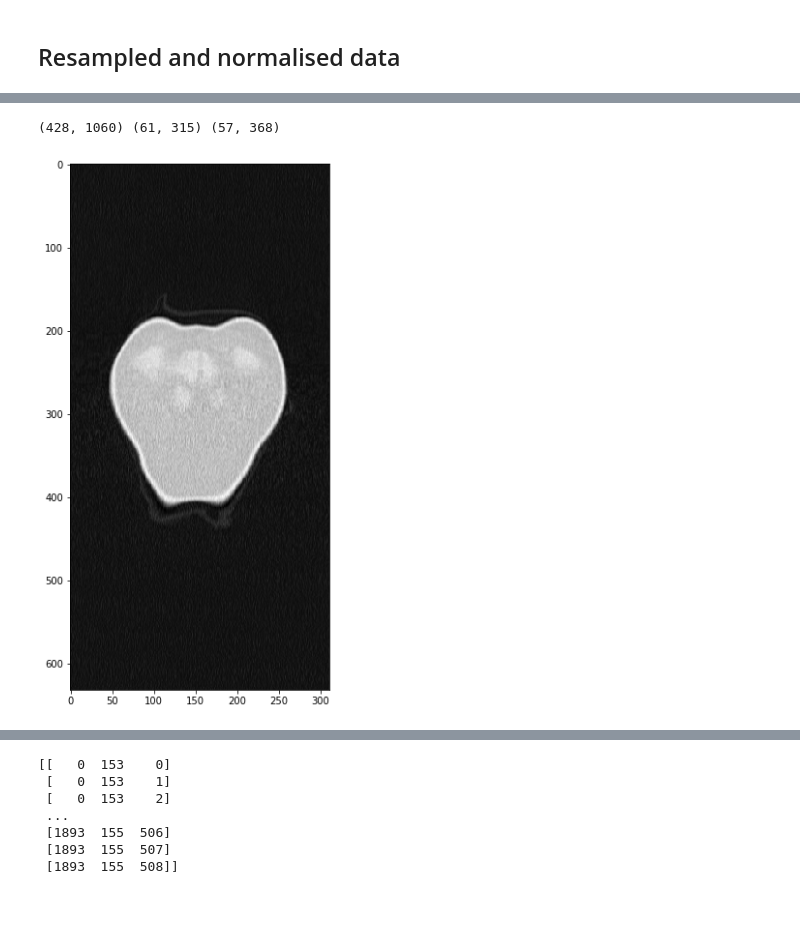
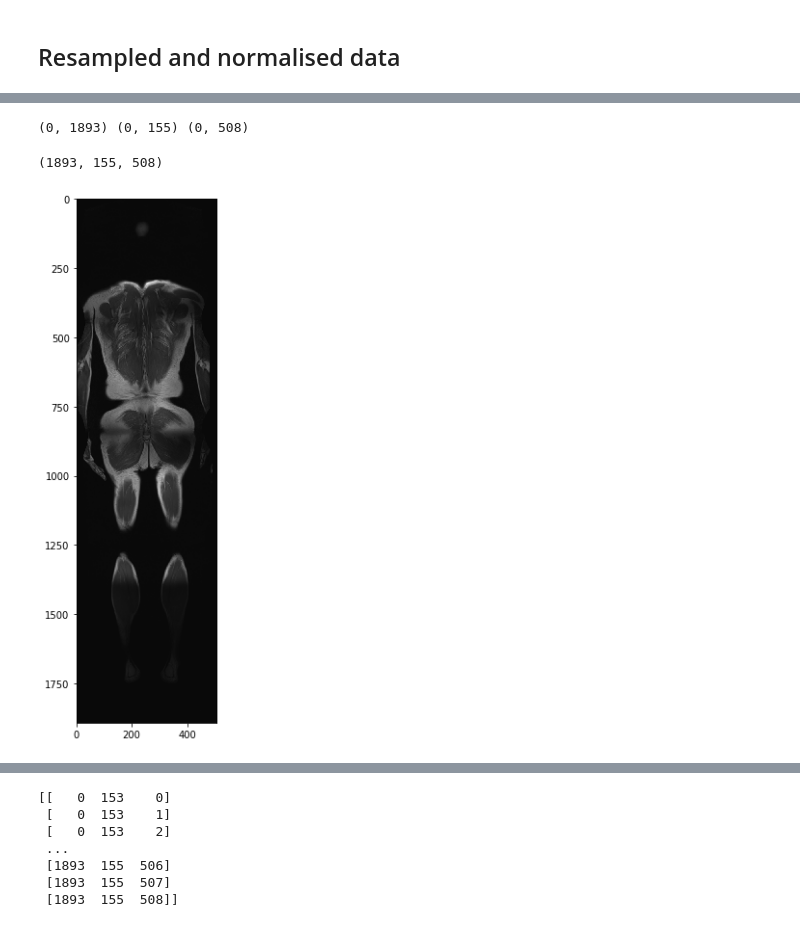
Before and after one commit to momenator/ct-mr-translation, a Jupyter notebook: Untitled.ipynb, the cells around one changed output, grey strips where cells are left out. Drawn from its saved outputs; the diff is of its cells as text; code cells hidden in the pictures.

```diff
--- a/Untitled.ipynb
+++ b/Untitled.ipynb
@@ -87,12 +90,15 @@ z_bounds = (np.min(seg_not_zero[2]), np.max(seg_not_zero[2]))
 
 print(x_bounds, y_bounds, z_bounds)
 mr1_cropped = mr1[x_bounds[0]: x_bounds[1], y_bounds[0]: y_bounds[1], z_bounds[0]: z_bounds[1]]
-
-plt.figure(figsize=(10, 10))
-plt.imshow(np.flip(mr1_cropped[:,0,:]))
-plt.show()
 # %% [output]
-(428, 1060) (61, 315) (57, 368)
+(0, 1893) (0, 155) (0, 508)
-[figure, removed]
+# %%
+print(mr1_cropped.shape)
+plt.figure(figsize=(10, 10))
+plt.imshow(np.flip(mr1_cropped[:,150,:]))
+plt.show()
+# %% [output]
+(1893, 155, 508)
+[figure, added]
 # %%
 print(mr1_cropped[:,0,:].shape)
```
Also changed, not shown: parts of 9 cells of this notebook, 1 other file.
